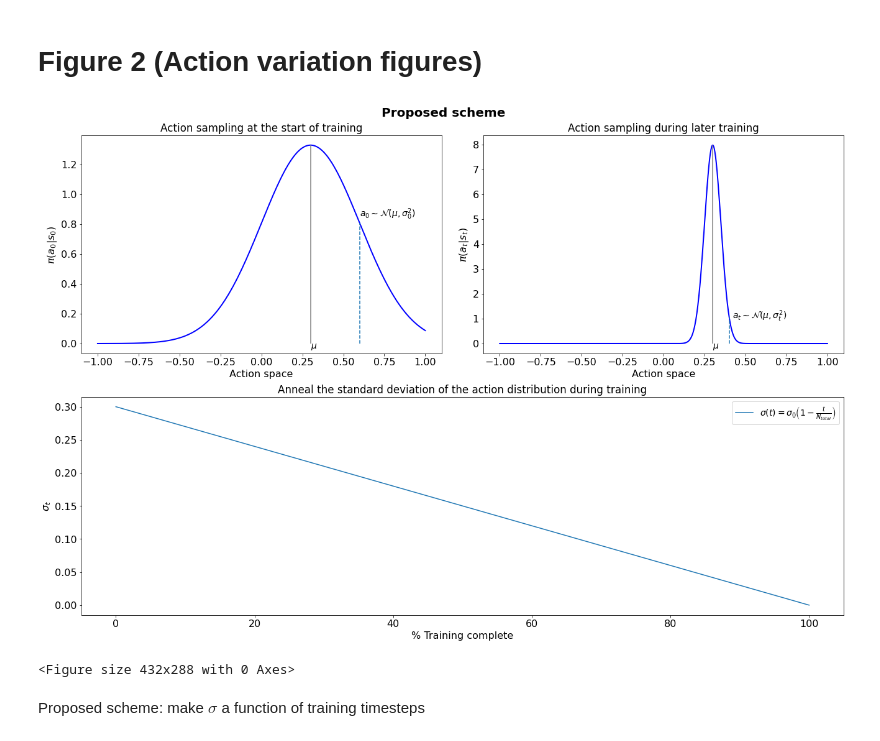
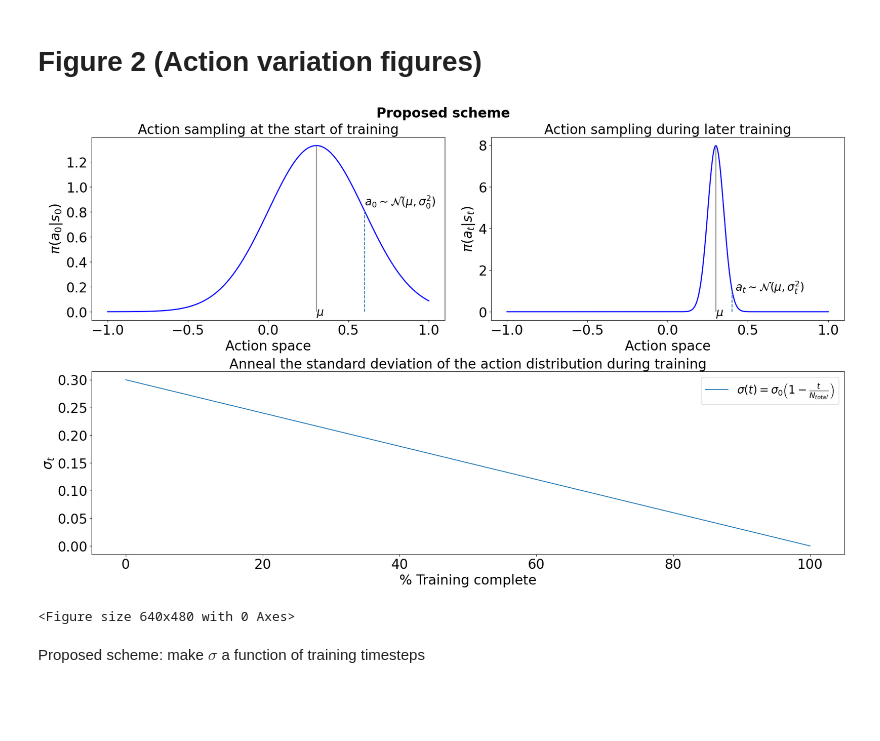
Before and after one commit to otlutz/Fuselage-Actuator-RL, a Jupyter notebook: PaperVisualizations.ipynb, the cells around one changed output. Drawn from its saved outputs; the diff is of its cells as text; code cells hidden in the pictures; blank space fills up the shorter version.

```diff
--- a/PaperVisualizations.ipynb
+++ b/PaperVisualizations.ipynb
@@ -89,9 +89,10 @@ x = np.arange(0, 4, 0.1)
 y= np.maximum(1-x, -np.ones_like(x))
 
 ax.plot(x, y, "-")
-plt.rcParams['font.size'] = '16'
-ax.set(ylabel='Reward', xlabel=r'$\frac{e_{final}}{e_{initial}}$')
+plt.rcParams['font.size'] = '20'
+ax.set(ylabel='Reward', xlabel=r'$\frac{e_{f}}{e_{i}}$')
+ax.xaxis.label.set_size(32)
 plt.grid(axis='both', color='0.95')
 
-plt.savefig("./Figures/Figure1.png")
+plt.savefig("./Figures/Figure1-R2.png")
 # %% [output]
@@ -140,7 +141,7 @@ mu, sigma1, sigma2 = 0.3, 0.3, 0.05
 
 # fig, [ax1, ax2, ax3] = plt.subplots(1,3,figsize=(18, 12))
 
-fig = plt.figure(layout="constrained",figsize=(18, 12))
+fig = plt.figure(layout="constrained",figsize=(20, 12))
 spec = fig.add_gridspec(2, 2)
 ax1 = fig.add_subplot(spec[0, 0])
 
@@ -152,8 +153,8 @@ ax2 = fig.add_subplot(spec[0, 1])
 ax4 = fig.add_subplot(spec[1,:2])
 
 
-plt.rcParams.update({'font.size': 14})
-fig.suptitle('Proposed scheme', fontsize=20, fontweight='bold')
+plt.rcParams.update({'font.size': 20})
+fig.suptitle('Proposed scheme', fontsize=24, fontweight='bold')
 
 
 x = np.linspace(-1,1,1000)
@@ -167,36 +168,38 @@ ax1.annotate(r'$\mu$', xy=(mu, -0.03))
 ax1.set_title("Action sampling at the start of training")
 ax1.set_xlabel("Action space")
 ax1.set_ylabel("$\pi(a_0|s_0)$")
+ax1.set_xticks(np.arange(-1, 1.01, 0.5))
 
 y2 = 1/(sigma2 * np.sqrt(2 * np.pi)) *np.exp( - (x - mu)**2 / (2 * sigma2**2))
 ymu = 1/(sigma2 * np.sqrt(2 * np.pi)) *np.exp( - (mu - mu)**2 / (2 * sigma2**2))
 ax2.plot(x, y2 , linewidth=2, color='b')
 ax2.vlines(mu, 0, ymu, color='grey')
 ax2.vlines(0.4, 0 , 1/(sigma2 * np.sqrt(2 * np.pi)) *np.exp( - (0.4 - mu)**2 / (2 * sigma2**2)), linestyles='dashed', label=r'$a~Normal(\mu, \sigma)$')
 ax2.set_title("Action sampling during later training")
 ax2.set_xlabel("Action space")
 ax2.set_ylabel("$\pi(a_t|s_t)$")
 ax2.annotate(r'$\mu$', xy=(mu, -0.2))
 ax2.annotate(r'$a_t \sim \mathcal{N}(\mu, \sigma_t^2)$', xy=(0.42,1))
+ax2.set_xticks(np.arange(-1, 1.01, 0.5))
 
 # ax3.vlines(mu, 0, 100, color='b')
 # ax3.set_xlim([-1,1])
 # ax3.set_title("Action sampling during testing")
 # ax3.annotate(r'$a = \mu$', xy=(mu, 101))
 
 x4 = np.linspace(0,100)
 y4 = sigma1*(1-x4/100)
 ax4.plot(x4,y4,'-', label=r'$\sigma(t) = \sigma_0\left(1-\frac{t}{N_{total}}\right)$')
 ax4.set_xlabel('% Training complete')
 ax4.set_ylabel(r'$\sigma_t$')
 ax4.legend()
 ax4.set_title('Anneal the standard deviation of the action distribution during training')
 plt.show()
 
-plt.savefig("./Figures/Figure2.png")
+plt.savefig("./Figures/Figure2-R2.png")
 # %% [output]
-[figure, old version]
+[figure, new version]
-<Figure size 432x288 with 0 Axes>
+<Figure size 640x480 with 0 Axes>
 # %% [markdown]
 Proposed scheme: make $\sigma$ a function of training timesteps
 # %%
```
Also changed, not shown: parts of 1 cell of this notebook, 3 other files.
